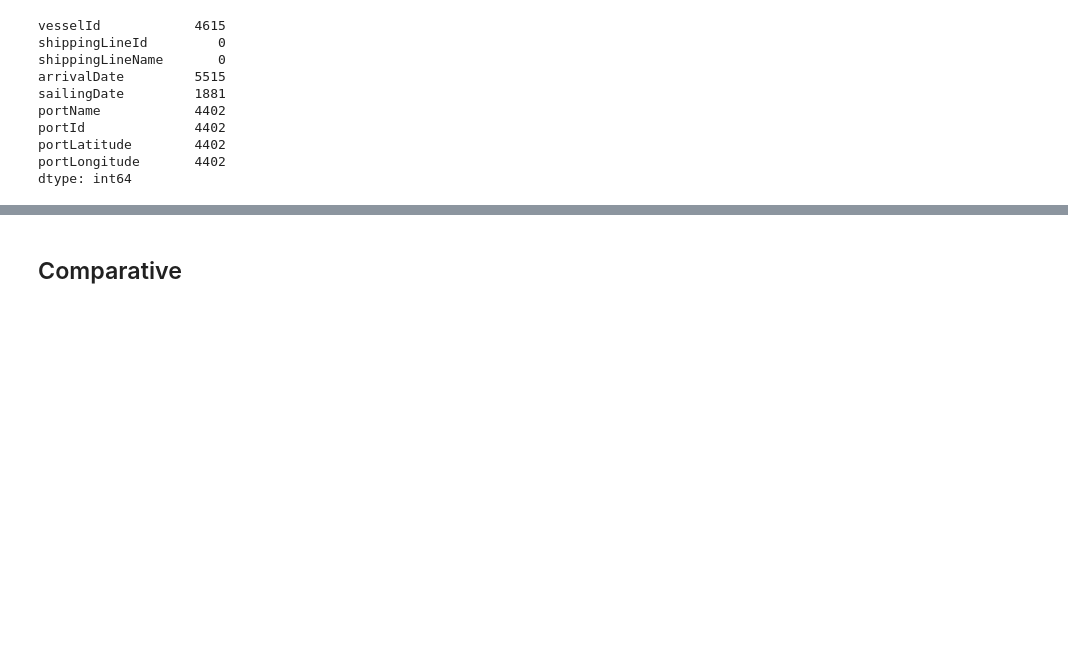
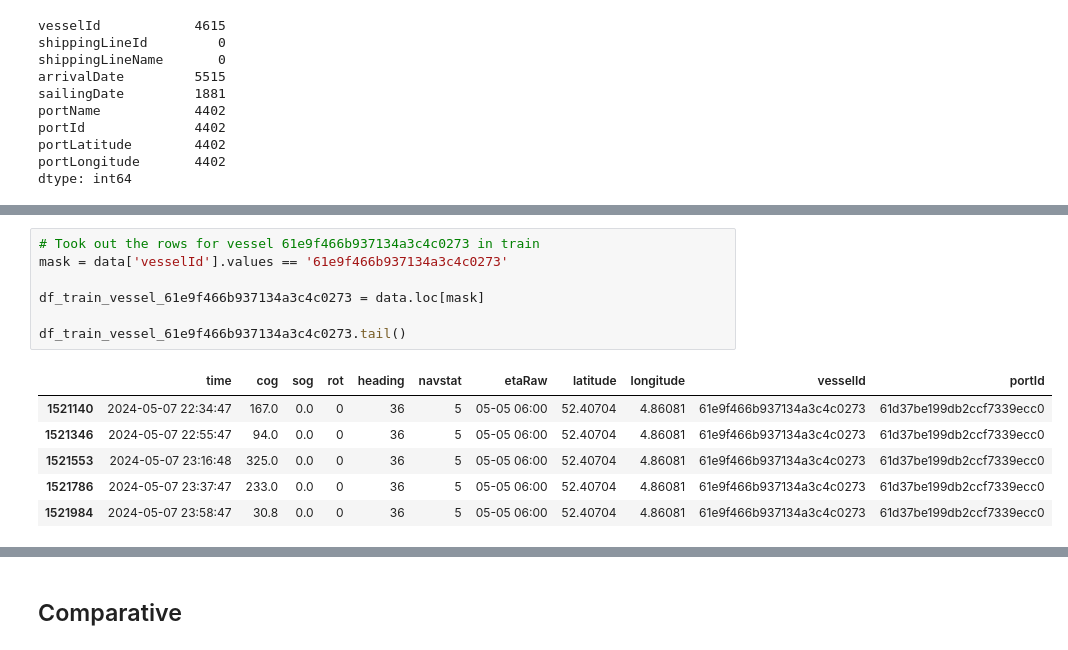
Before and after one commit to alexandersundquist/TDT4173-Modern-Machine-Learning-In-Practice-Project, a Jupyter notebook: EDA.ipynb, the cells around one changed output, grey strips where cells are left out. Drawn from its saved outputs; the diff is of its cells as text; blank space fills up the shorter version.

```diff
--- a/EDA.ipynb
+++ b/EDA.ipynb
@@ -315,0 +334,14 @@ dtype: int64
+# %%
+# Took out the rows for vessel 61e9f466b937134a3c4c0273 in train
+mask = data['vesselId'].values == '61e9f466b937134a3c4c0273'
+
+df_train_vessel_61e9f466b937134a3c4c0273 = data.loc[mask]
+
+df_train_vessel_61e9f466b937134a3c4c0273.tail()
+# %% [output]
+|  | time | cog | sog | rot | heading | navstat | etaRaw | latitude | longitude | vesselId | portId |
+| 1521140 | 2024-05-07 22:34:47 | 167.0 | 0.0 | 0 | 36 | 5 | 05-05 06:00 | 52.40704 | 4.86081 | 61e9f466b937134a3c4c0273 | 61d37be199db2ccf7339ecc0 |
+| 1521346 | 2024-05-07 22:55:47 | 94.0 | 0.0 | 0 | 36 | 5 | 05-05 06:00 | 52.40704 | 4.86081 | 61e9f466b937134a3c4c0273 | 61d37be199db2ccf7339ecc0 |
+| 1521553 | 2024-05-07 23:16:48 | 325.0 | 0.0 | 0 | 36 | 5 | 05-05 06:00 | 52.40704 | 4.86081 | 61e9f466b937134a3c4c0273 | 61d37be199db2ccf7339ecc0 |
+| 1521786 | 2024-05-07 23:37:47 | 233.0 | 0.0 | 0 | 36 | 5 | 05-05 06:00 | 52.40704 | 4.86081 | 61e9f466b937134a3c4c0273 | 61d37be199db2ccf7339ecc0 |
+| 1521984 | 2024-05-07 23:58:47 | 30.8 | 0.0 | 0 | 36 | 5 | 05-05 06:00 | 52.40704 | 4.86081 | 61e9f466b937134a3c4c0273 | 61d37be199db2ccf7339ecc0 |
```
Also changed, not shown: parts of 15 cells of this notebook, 2 other files.
